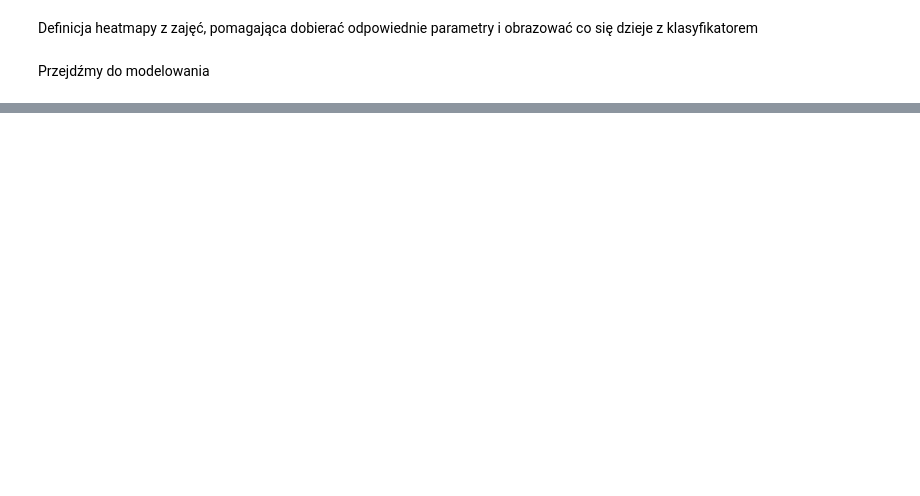
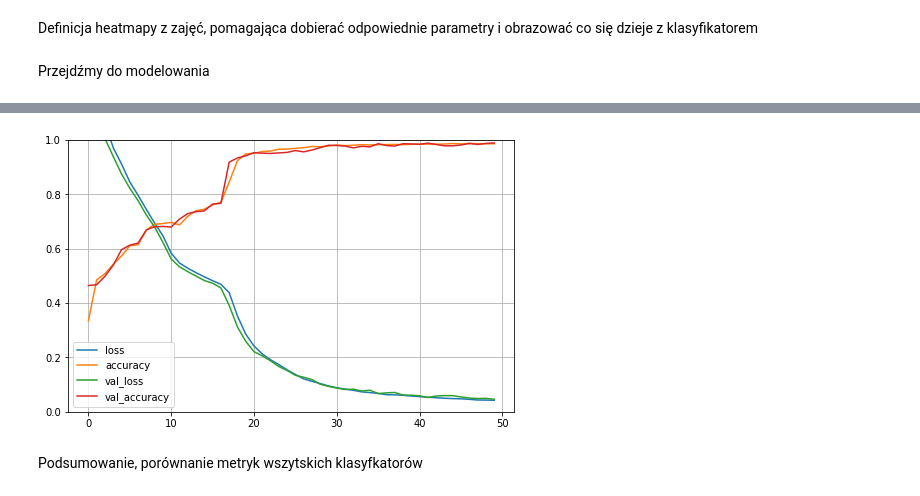
Before and after one commit to DawidMoza/Car-Body-Type-Classification, a Jupyter notebook: Car_Body_Type_Classification.ipynb, the cells around one changed output, grey strips where cells are left out. Drawn from its saved outputs; the diff is of its cells as text; code cells hidden in the pictures; blank space fills up the shorter version.

```diff
--- a/Car_Body_Type_Classification.ipynb
+++ b/Car_Body_Type_Classification.ipynb
@@ -482,0 +464,21 @@ plt.show()
+# %%
+import tensorflow as tf
+from tensorflow import keras
+from tensorflow.keras.models import Sequential
+from tensorflow.keras.layers import Dense
+from keras.utils import np_utils
+from keras.callbacks import History
+
+scaler = StandardScaler()
+scaled_X_train = scaler.fit_transform(X_train)
+scaled_X_test = scaler.fit_transform(X_test)
+
+categorical_y_train = np_utils.to_categorical(y_train)
+categorical_y_test = np_utils.to_categorical(y_test)
+
+history = History()
+model = Sequential()
+model.add(Dense(7, activation="softmax", input_dim=12))
+model.add(Dense(7, activation="softmax"))
+model.add(Dense(7, activation="softmax"))
+model.summary()
@@ -482,0 +501,4 @@ plt.show()
+# %%
+model.compile(loss="categorical_crossentropy", optimizer="adam", metrics=["accuracy"])
+history = model.fit(scaled_X_train, categorical_y_train, validation_data=(scaled_X_test, categorical_y_test), batch_size=1, epochs=50)
+models.append(('Neural network', model))
@@ -482,0 +523,9 @@ plt.show()
+# %%
+pd.DataFrame(history.history).plot(figsize=(8, 5))
+plt.grid(True)
+plt.gca().set_ylim(0, 1)
+plt.show()
+# %% [output]
+[figure, added]
+# %% [markdown]
+Podsumowanie, porównanie metryk wszytskich klasyfkatorów
```
Also changed, not shown: parts of 14 cells of this notebook.
